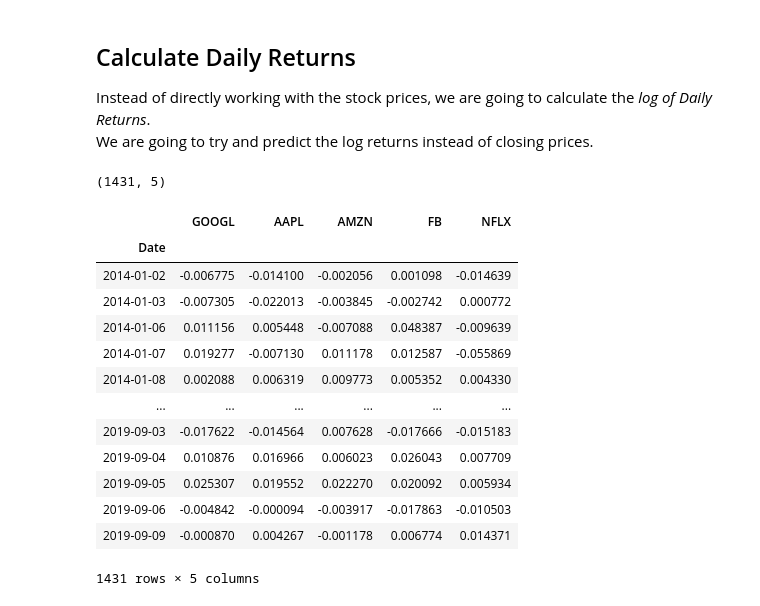
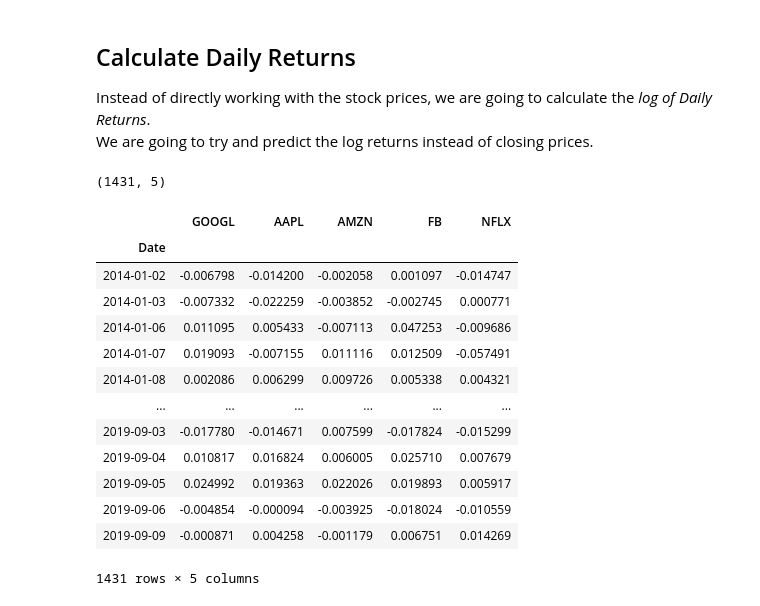
Before and after one commit to pranjalchaubey/Regression-On-Stock-Prices, a Jupyter notebook: src/regression_on_stocks.ipynb, the cells around one changed output. Saved outputs shown, nothing was run; the diff lists cells and outputs as text; code cells hidden in the pictures.

Commit message:
feat: Exploratory Data Analysis on Stocks

```diff
--- a/src/regression_on_stocks.ipynb
+++ b/src/regression_on_stocks.ipynb
@@ -97,24 +97,24 @@ Instead of directly working with the stock prices, we are going to calculate the
 We are going to try and predict the log returns instead of closing prices.
 # %%
 # Stock Returns
-stock_returns = stock_data/stock_data.shift(1) - 1
+stock_returns = pd.DataFrame(np.log(stock_data) - np.log(stock_data.shift(1)))
 # Drop the first row (need two dates to calculate returns, so NAN returns for the first day)
 stock_returns.dropna(axis='index', how='any', inplace=True)
 display(stock_returns.shape)
 display(stock_returns)
 # %% [output]
 (1431, 5)
 |  | GOOGL | AAPL | AMZN | FB | NFLX |
 | Date |  |  |  |  |  |
-| 2014-01-02 | -0.006775 | -0.014100 | -0.002056 | 0.001098 | -0.014639 |
-| 2014-01-03 | -0.007305 | -0.022013 | -0.003845 | -0.002742 | 0.000772 |
-| 2014-01-06 | 0.011156 | 0.005448 | -0.007088 | 0.048387 | -0.009639 |
-| 2014-01-07 | 0.019277 | -0.007130 | 0.011178 | 0.012587 | -0.055869 |
-| 2014-01-08 | 0.002088 | 0.006319 | 0.009773 | 0.005352 | 0.004330 |
+| 2014-01-02 | -0.006798 | -0.014200 | -0.002058 | 0.001097 | -0.014747 |
+| 2014-01-03 | -0.007332 | -0.022259 | -0.003852 | -0.002745 | 0.000771 |
+| 2014-01-06 | 0.011095 | 0.005433 | -0.007113 | 0.047253 | -0.009686 |
+| 2014-01-07 | 0.019093 | -0.007155 | 0.011116 | 0.012509 | -0.057491 |
+| 2014-01-08 | 0.002086 | 0.006299 | 0.009726 | 0.005338 | 0.004321 |
 | ... | ... | ... | ... | ... | ... |
-| 2019-09-03 | -0.017622 | -0.014564 | 0.007628 | -0.017666 | -0.015183 |
-| 2019-09-04 | 0.010876 | 0.016966 | 0.006023 | 0.026043 | 0.007709 |
-| 2019-09-05 | 0.025307 | 0.019552 | 0.022270 | 0.020092 | 0.005934 |
-| 2019-09-06 | -0.004842 | -0.000094 | -0.003917 | -0.017863 | -0.010503 |
-| 2019-09-09 | -0.000870 | 0.004267 | -0.001178 | 0.006774 | 0.014371 |
+| 2019-09-03 | -0.017780 | -0.014671 | 0.007599 | -0.017824 | -0.015299 |
+| 2019-09-04 | 0.010817 | 0.016824 | 0.006005 | 0.025710 | 0.007679 |
+| 2019-09-05 | 0.024992 | 0.019363 | 0.022026 | 0.019893 | 0.005917 |
+| 2019-09-06 | -0.004854 | -0.000094 | -0.003925 | -0.018024 | -0.010559 |
+| 2019-09-09 | -0.000871 | 0.004258 | -0.001179 | 0.006751 | 0.014269 |
 1431 rows × 5 columns
```
Also changed, not shown: parts of 3 cells of this notebook.
